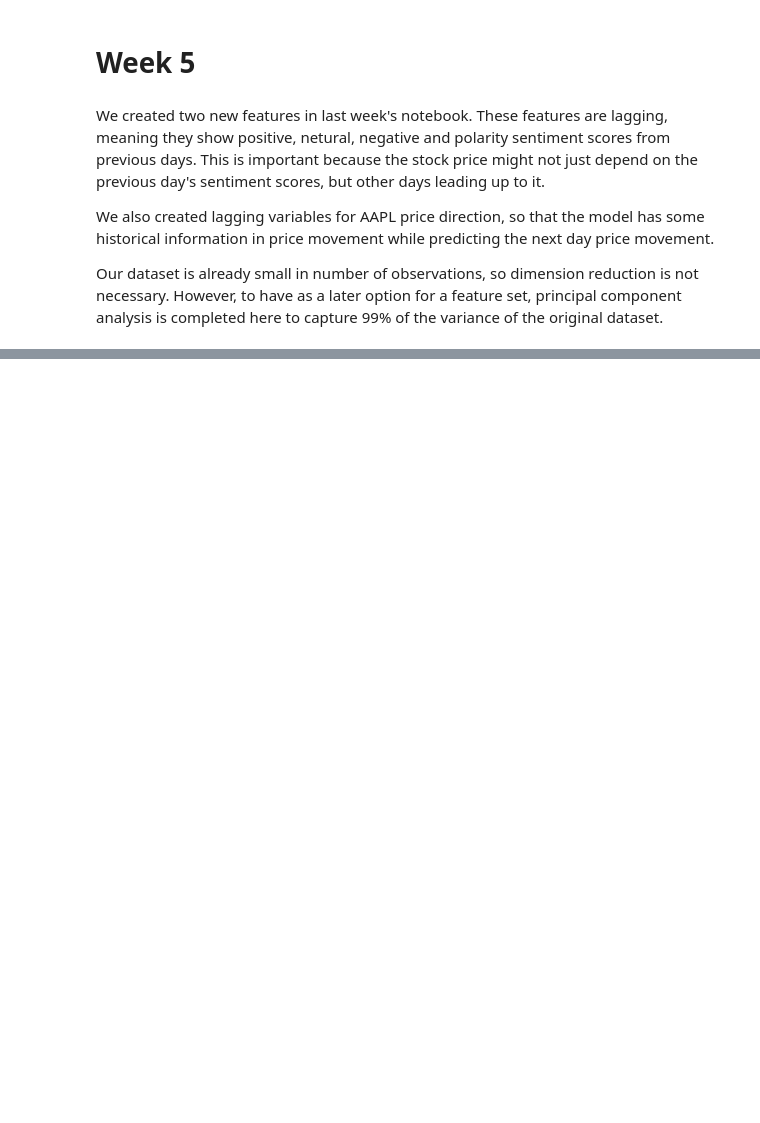
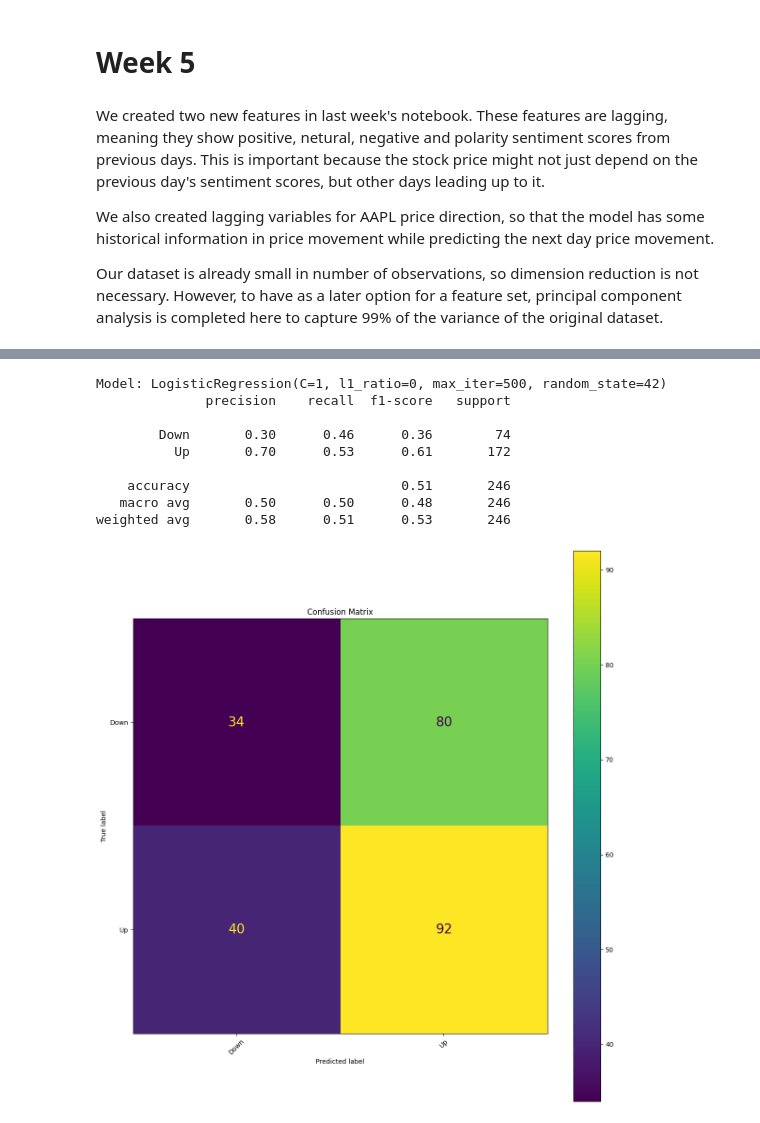
Before and after one commit to yvanlonginjr/market-sentiment-predictor, a Jupyter notebook: notebooks/Market_Sentiment_Predictor_Pipeline.ipynb, the cells around one changed output, grey strips where cells are left out. Saved outputs shown, nothing was run; the diff lists cells and outputs as text; code cells hidden in the pictures; blank space fills up the shorter version.

Commit message:
logistic model for combined dataset

```diff
--- a/notebooks/Market_Sentiment_Predictor_Pipeline.ipynb
+++ b/notebooks/Market_Sentiment_Predictor_Pipeline.ipynb
@@ -947,8 +999,8 @@ plt.show()
 # %%
 #now that we've performed our EDA, we should drop these columns since they won't be used in the model
-cleaned_com_train.drop(columns = ['sentiment_polarity', 'AAPL Share Price'], inplace = True)
+cleaned_com_train.drop(columns = ['sentiment_polarity', 'AAPL Share Price', 'Dates'], inplace = True)
 # %%
 #perform data cleaning for validation set
 cleaned_com_val = data_cleaning(Final_Raw_X_val, cleaned_ts_val)
-cleaned_com_val.drop(columns = ['sentiment_polarity', 'AAPL Share Price'], inplace = True)
+cleaned_com_val.drop(columns = ['sentiment_polarity', 'AAPL Share Price', 'Dates'], inplace = True)
 cleaned_com_val.head(10)
@@ -981,0 +1064,51 @@ com_test_pca  = pca.transform(cleaned_com_test_scaled)
+# %%
+#Model Selection
+def fit_model(model, train_dataset, val_dataset, target_var = 'Stock Price Direction', print_matrix = True):
+    '''General function to fit model on training set, evaluate on validation set, and produce confusion matrix'''
+
+    train_X = train_dataset.drop(columns = [target_var])
+    train_y = train_dataset[target_var]
+    val_X = val_dataset.drop(columns = [target_var])
+    val_y = val_dataset[target_var]
+
+    #Fit model on training dataset
+    model.fit(train_X, train_y)
+
+    #Generate predictions and produce accuracy metrics
+    my_pred = model.predict(val_X)
+    print(f'Model: {model}')
+    print(CR(my_pred, val_y))
+
+    #generate confusion matrix
+    cm = confusion_matrix(val_y, my_pred, labels=model.classes_)
+
+    #print confusion matrix
+    if print_matrix:
+        disp = ConfusionMatrixDisplay(confusion_matrix=cm, display_labels=model.classes_)
+
+        fig, ax = plt.subplots(figsize=(12, 12))  # Adjust size for readability
+        disp.plot(ax=ax, cmap='viridis', xticks_rotation=45)
+
+        for row in disp.text_:
+            for text in row:
+                text.set_fontsize(20)
+
+
+        plt.title("Confusion Matrix")
+        plt.tight_layout()
+        plt.show()
+# %%
+#Logistic Regression for the combined dataset
+lr=LR(l1_ratio=0, max_iter=500, C=1, random_state=42) #Logistic Regression
+fit_model(lr, cleaned_com_train, cleaned_com_val)
+# %% [output]
+Model: LogisticRegression(C=1, l1_ratio=0, max_iter=500, random_state=42)
+              precision    recall  f1-score   support
+
+        Down       0.30      0.46      0.36        74
+          Up       0.70      0.53      0.61       172
+
+    accuracy                           0.51       246
+   macro avg       0.50      0.50      0.48       246
+weighted avg       0.58      0.51      0.53       246
+[figure, added]
```
Also changed, not shown: parts of 15 cells of this notebook.
